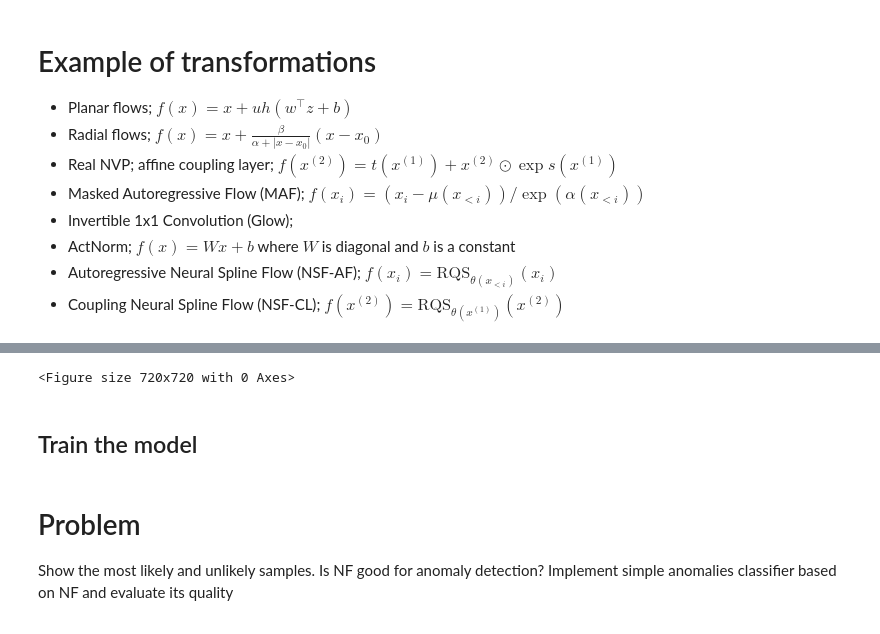
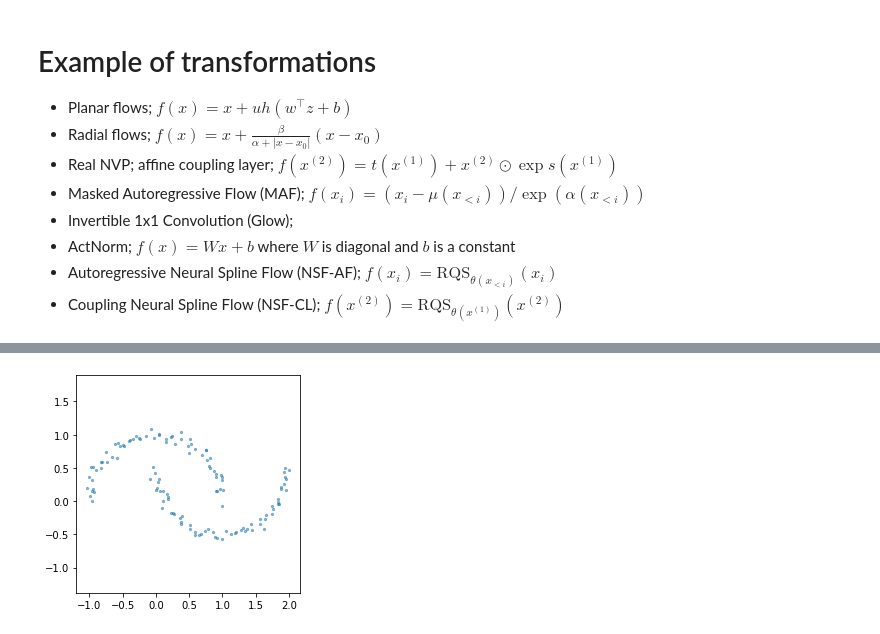
Before and after one commit to MaximArtemev/hse_gans, a Jupyter notebook: seminars/seminar-10/10.nf.ipynb, the cells around one changed output, grey strips where cells are left out. Saved outputs shown, nothing was run; the diff lists cells and outputs as text; code cells hidden in the pictures.

```diff
--- a/seminars/seminar-10/10.nf.ipynb
+++ b/seminars/seminar-10/10.nf.ipynb
@@ -65,8 +66,0 @@ $$log(p(z_k))=log(p(z_0))-\Sigma_{i=1}^klog(J_i)$$
-# %%
-from sklearn.datasets import make_moons # here you can use any dataset you want
-
-X, _ = make_moons(n_samples=10000)
-X = X.astype('float32')
-dim = X.shape[1] # n_features
-dataset = TensorDataset(torch.from_numpy(X))
-dataloader = DataLoader(dataset, batch_size=64)
@@ -75,11 +66,0 @@ dataloader = DataLoader(dataset, batch_size=64)
-# %%
-flows = [MAF(dim=dim, hidden_dim=10), MAF(dim=dim, hidden_dim=10),
-         MAF(dim=dim, hidden_dim=10), MAF(dim=dim, hidden_dim=10)] # define list of flows here (you can stack multiple ones)
-prior = MultivariateNormal(torch.zeros(dim), torch.eye(dim)) # define prior (domain) distribution (multinormal with zero bias and identity covariance matrix)
-device = torch.device('cuda' if torch.cuda.is_available() else 'cpu')
-model = NormalizingFlowModel(dim, prior, flows).to(device) # define model
-
-optimizer = optim.Adam(model.parameters(), lr=0.005) # define the optimizer to fit the parameters of flow
-
-experiment = Experiment(api_key="lODeHEtCf7XLaV6DJrOfugNcA",
-                        project_name="yandex-school-nf", workspace="holybayes")
@@ -89,12 +66,0 @@ COMET INFO: Experiment is live on comet.ml https://www.comet.ml/holybayes/yandex
-# %%
-plt.figure(figsize = (10,10))
-plt.scatter(X[:,0], X[:,1])
-plt.xlim(-1,2)
-plt.ylim(-1,2)
-
-experiment.log_figure('original data', overwrite=True, figure=plt)
-plt.clf()
-# %% [output]
-<Figure size 720x720 with 0 Axes>
-# %% [markdown]
-## Train the model
@@ -135,3 +66,0 @@ experiment.end()
-# %% [markdown]
-# Problem
-Show the most likely and unlikely samples. Is NF good for anomaly detection? Implement simple anomalies classifier based on NF and evaluate its quality
@@ -139,0 +67,46 @@ Show the most likely and unlikely samples. Is NF good for anomaly detection? Imp
+# %%
+# Lightweight datasets
+import pickle
+from sklearn import datasets
+
+class DatasetSIGGRAPH:
+    """
+    haha, found from Eric https://blog.evjang.com/2018/01/nf2.html
+    https://github.com/ericjang/normalizing-flows-tutorial/blob/master/siggraph.pkl
+    """
+    def __init__(self):
+        with open('siggraph.pkl', 'rb') as f:
+            XY = np.array(pickle.load(f), dtype=np.float32)
+            XY -= np.mean(XY, axis=0) # center
+        self.XY = torch.from_numpy(XY)
+
+    def sample(self, n):
+        X = self.XY[np.random.randint(self.XY.shape[0], size=n)]
+        return X
+
+class DatasetMoons:
+    """ two half-moons """
+    def sample(self, n):
+        moons = datasets.make_moons(n_samples=n, noise=0.05)[0].astype(np.float32)
+        return torch.from_numpy(moons)
+
+class DatasetMixture:
+    """ 4 mixture of gaussians """
+    def sample(self, n):
+        assert n%4 == 0
+        r = np.r_[np.random.randn(n // 4, 2)*0.5 + np.array([0, -2]),
+                  np.random.randn(n // 4, 2)*0.5 + np.array([0, 0]),
+                  np.random.randn(n // 4, 2)*0.5 + np.array([2, 2]),
+                  np.random.randn(n // 4, 2)*0.5 + np.array([-2, 2])]
+        return torch.from_numpy(r.astype(np.float32))
+
+d = DatasetMoons()
+#d = DatasetMixture()
+#d = DatasetSIGGRAPH()
+
+x = d.sample(128)
+plt.figure(figsize=(4,4))
+plt.scatter(x[:,0], x[:,1], s=5, alpha=0.5)
+plt.axis('equal');
+# %% [output]
+[figure, added]
```
Also changed, not shown: parts of 14 cells of this notebook, 7 other files.
